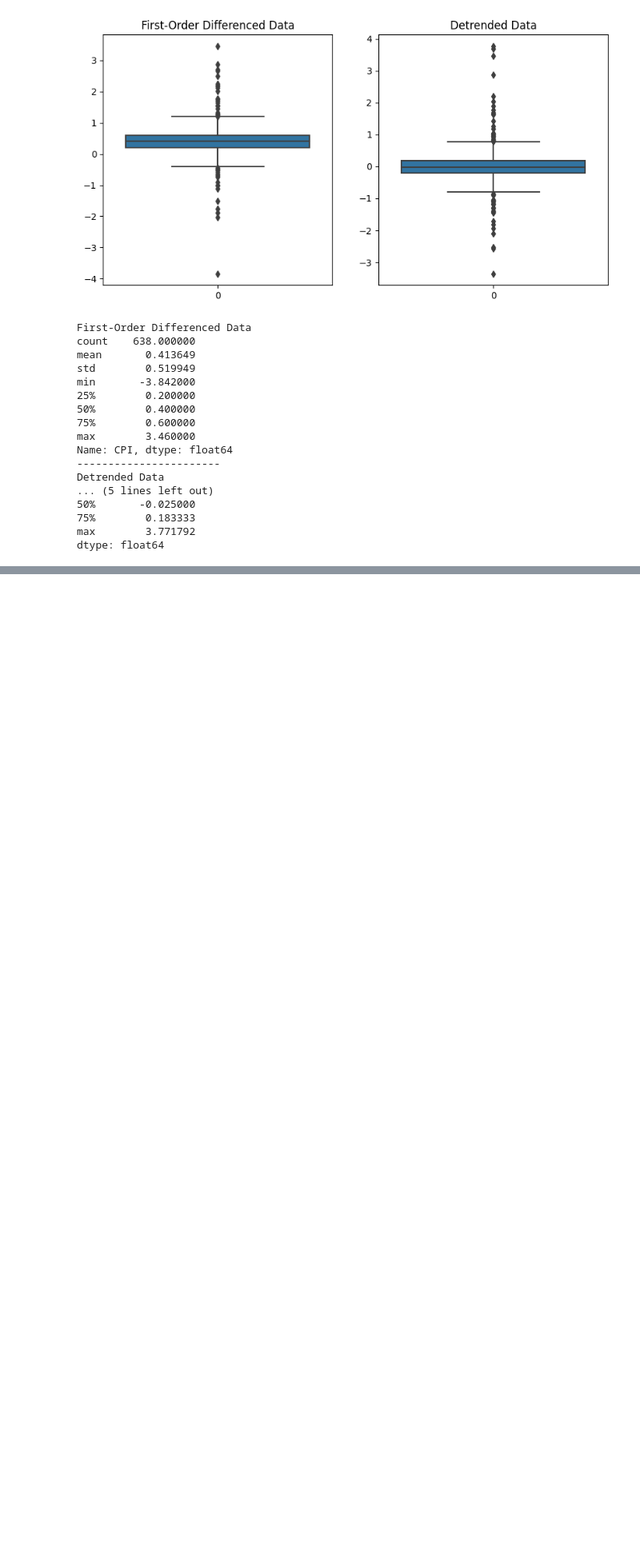
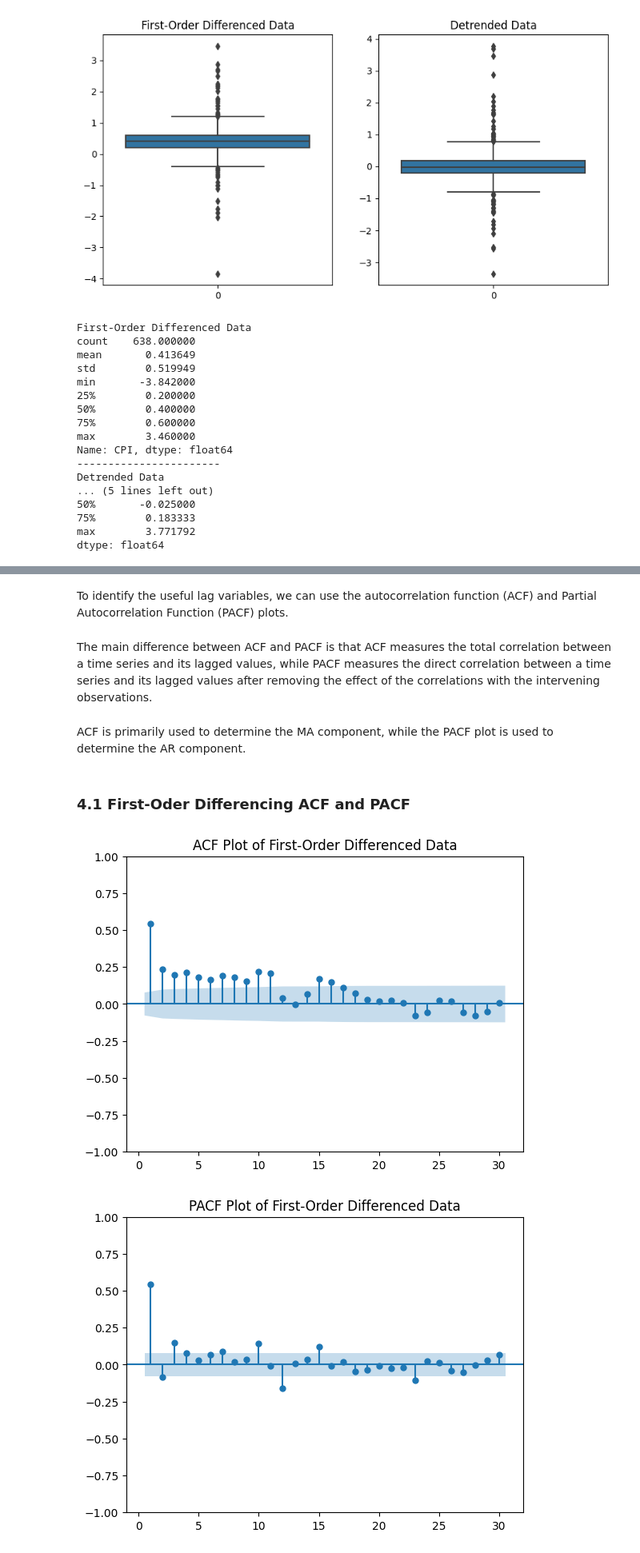
Before and after one commit to namtran6701/Inflation_Prediction, a Jupyter notebook: project_3.ipynb, the cells around one changed output, grey strips where cells are left out. Shown at 80% size. Drawn from its saved outputs; the diff is of its cells as text; code cells hidden in the pictures; blank space fills up the shorter version.

Commit message:
acf and pacf

```diff
--- a/project_3.ipynb
+++ b/project_3.ipynb
@@ -340,0 +344,21 @@ dtype: float64
+# %% [markdown]
+To identify the useful lag variables, we can use the autocorrelation function (ACF) and Partial Autocorrelation Function (PACF) plots.
+# %% [markdown]
+The main difference between ACF and PACF is that ACF measures the total correlation between a time series and its lagged values, while PACF measures the direct correlation between a time series and its lagged values after removing the effect of the correlations with the intervening observations.
+# %% [markdown]
+ACF is primarily used to determine the MA component, while the PACF plot is used to determine the AR component.
+# %% [markdown]
+### 4.1 First-Oder Differencing ACF and PACF
+# %%
+# ACF plot
+plot_acf(diff_data, lags= 30, zero=False)
+plt.title('ACF Plot of First-Order Differenced Data')
+plt.show()
+
+# PACF plot
+plot_pacf(diff_data, lags = 30, zero=False)
+plt.title('PACF Plot of First-Order Differenced Data')
+plt.show()
+# %% [output]
+[figure, added]
+[figure, added]
```
Also changed, not shown: parts of 6 cells of this notebook.
